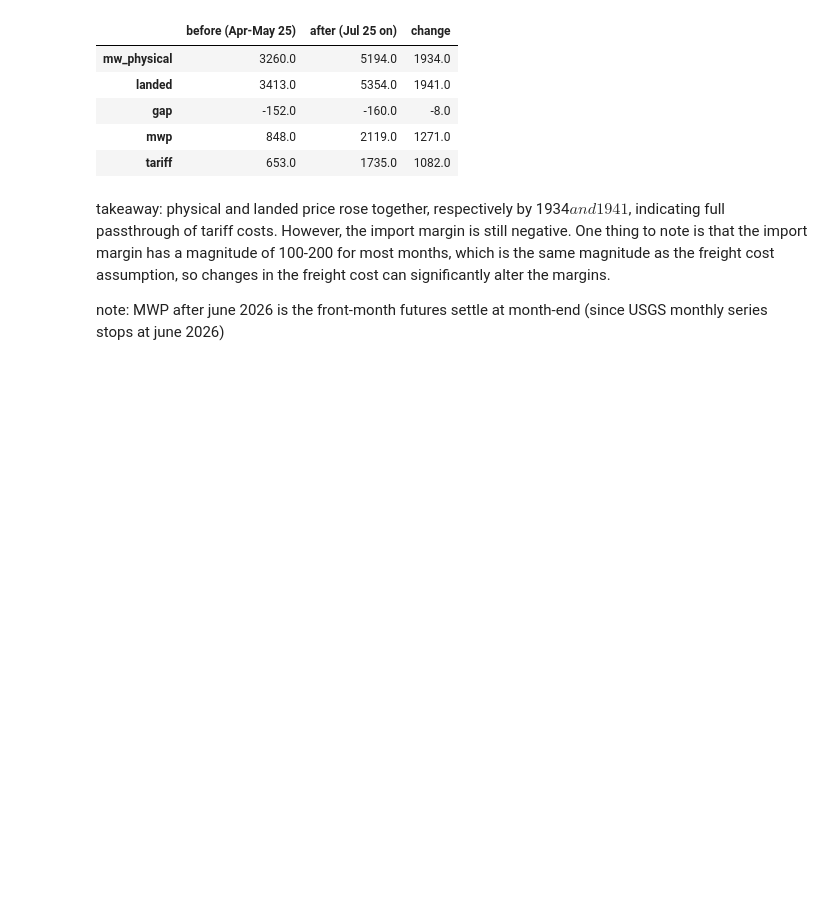
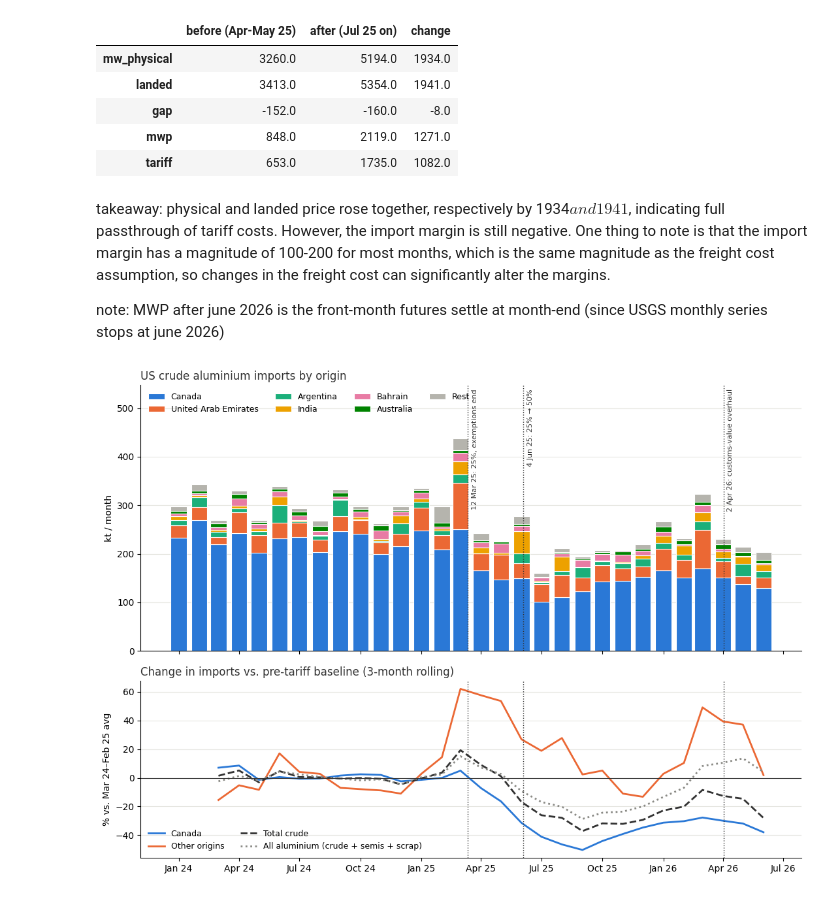
Before and after one commit to ricardo-sonda/al-mwp, a Jupyter notebook: notebook.ipynb, the cells around one changed output. Drawn from its saved outputs; the diff is of its cells as text; code cells hidden in the pictures; blank space fills up the shorter version.

Commit message:
add many visualizations

```diff
--- a/notebook.ipynb
+++ b/notebook.ipynb
@@ -111,3 +111,86 @@ summary
 takeaway: physical and landed price rose together, respectively by 1934$ and 1941$, indicating full passthrough of tariff costs. However, the import margin is still negative. One thing to note is that the import margin has a magnitude of 100-200 for most months, which is the same magnitude as the freight cost assumption, so changes in the freight cost can significantly alter the margins.
 
 note: MWP after june 2026 is the front-month futures settle at month-end (since USGS monthly series stops at june 2026)
+# %%
+# US primary (crude, HTS 7601) imports by origin around the tariff steps
+imports = pd.read_csv(US_IMPORTS, parse_dates=["date"])
+
+EVENTS = {
+    pd.Timestamp("2025-03-12"): "12 Mar 25: 25%, exemptions end",
+    TARIFF_DATE:                "4 Jun 25: 25% → 50%",
+    pd.Timestamp("2026-04-02"): "2 Apr 26: customs-value overhaul",
+}
+
+crude = (imports[imports["country"] != "Total"]
+         .pivot_table(index="date", columns="country", values="crude_t", aggfunc="sum")
+         .fillna(0))
+total_crude = imports[imports["country"] == "Total"].set_index("date")["crude_t"]
+total_all = imports[imports["country"] == "Total"].set_index("date")["total_t"]   # crude + semis + scrap
+
+# Main origins: the largest crude suppliers since 2024; everything else folds into "Rest"
+TOP_N = 5
+top = (crude.loc["2024-01-01":].drop(columns="Other").sum()
+       .sort_values(ascending=False).index[:TOP_N + 1].tolist())   # Canada + next 5
+flows = crude[top].copy()
+flows["Rest"] = total_crude - flows.sum(axis=1)   # residual so the stack equals the reported total
+flows = flows.loc["2024-01-01":] / 1e3            # kt
+
+SERIES_COLORS = ["#2a78d6", "#eb6834", "#1baf7a", "#eda100", "#e87ba4", "#008300", "#b5b4ad"]
+
+fig, (ax1, ax2) = plt.subplots(2, 1, figsize=(11, 8), sharex=True,
+                               gridspec_kw={"height_ratios": [3, 2]})
+
+bottom = pd.Series(0.0, index=flows.index)
+for col, color in zip(flows.columns, SERIES_COLORS):
+    ax1.bar(flows.index, flows[col], bottom=bottom, width=24, color=color,
+            edgecolor="white", linewidth=0.8, label=col)
+    bottom += flows[col]
+ax1.set_ylabel("kt / month")
+ax1.set_title("US crude aluminium imports by origin", loc="left", color=INK)
+ax1.set_ylim(0, flows.sum(axis=1).max() * 1.25)
+ax1.legend(loc="upper left", frameon=False, fontsize=9, ncol=4)
+
+# Change vs. pre-tariff baseline (12 months to Feb 2025), 3-month rolling, by group
+groups = pd.DataFrame({"Canada": flows["Canada"],
+                       "Other origins": flows.drop(columns="Canada").sum(axis=1)})
+groups["Total crude"] = groups.sum(axis=1)
+groups["All aluminium (crude + semis + scrap)"] = total_all.loc["2024-01-01":] / 1e3
+base_g = groups.loc["2024-03-01":"2025-02-01"].mean()
+pct = (groups.rolling(3).mean() / base_g - 1) * 100
+for col, color, ls in zip(pct.columns, [BLUE, ORANGE, INK, MUTED], ["-", "-", "--", ":"]):
+    ax2.plot(pct.index, pct[col], color=color, lw=2, ls=ls, label=col)
+ax2.axhline(0, color=INK, lw=0.8)
+ax2.set_ylabel("% vs. Mar 24–Feb 25 avg")
+ax2.set_title("Change in imports vs. pre-tariff baseline (3-month rolling)", loc="left", color=INK)
+ax2.legend(loc="lower left", frameon=False, fontsize=9, ncol=2)
+
+for ax in (ax1, ax2):
+    for d in EVENTS:
+        ax.axvline(d, color=INK, lw=1, ls=":")
+    ax.grid(axis="y", color="#e5e5e0", lw=0.8)
+    ax.set_axisbelow(True)
+    ax.spines[["top", "right"]].set_visible(False)
+for d, label in EVENTS.items():
+    ax1.annotate(label, xy=(d, ax1.get_ylim()[1]), xytext=(4, -4), textcoords="offset points",
+                 fontsize=8, color=INK, rotation=90, va="top")
+ax2.xaxis.set_major_formatter(mdates.DateFormatter("%b %y"))
+fig.tight_layout()
+plt.show()
+
+# Average monthly imports (kt) in each tariff regime, full months only
+WINDOWS = {
+    "Mar 24–Feb 25 (Canada 0%)":       ("2024-03-01", "2025-02-01"),
+    "Mar 25 (front-running)":          ("2025-03-01", "2025-03-01"),
+    "Apr–May 25 (25%)":                ("2025-04-01", "2025-05-01"),
+    "Jul 25–Mar 26 (50%)":             ("2025-07-01", "2026-03-01"),
+    "Apr–Jun 26 (50%, new valuation)": ("2026-04-01", "2026-06-01"),
+}
+table = flows.assign(**{"Total crude": flows.sum(axis=1),
+                        "All aluminium": total_all.loc["2024-01-01":] / 1e3})
+regimes = pd.DataFrame({k: table.loc[a:b].mean() for k, (a, b) in WINDOWS.items()}).round(1)
+regimes.loc["Canada share (%)"] = (regimes.loc["Canada"] / regimes.loc["Total crude"] * 100).round(0)
+regimes["50% vs. baseline (%)"] = ((regimes["Jul 25–Mar 26 (50%)"] / regimes["Mar 24–Feb 25 (Canada 0%)"] - 1) * 100).round(0)
+regimes.loc["Canada share (%)", "50% vs. baseline (%)"] = None
+regimes
+# %% [output]
+[figure, added]
```
Also changed, not shown: parts of 7 cells of this notebook, 1 other file.
